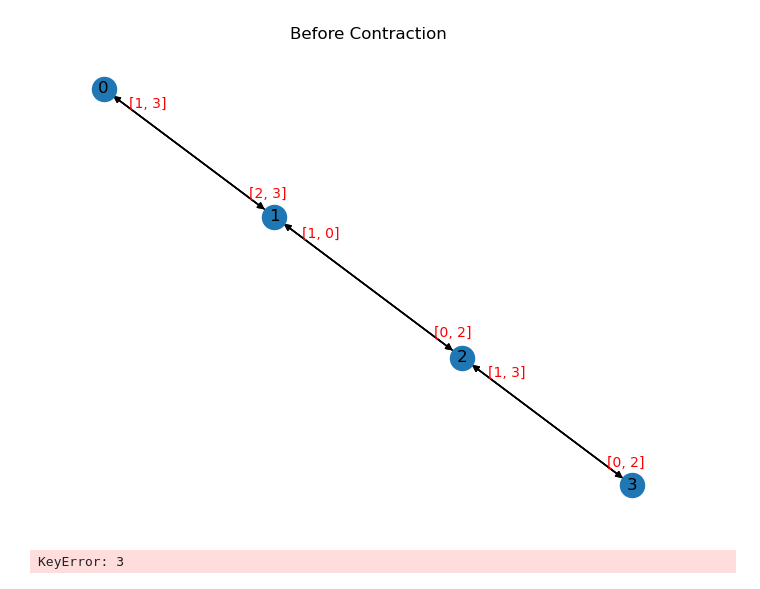
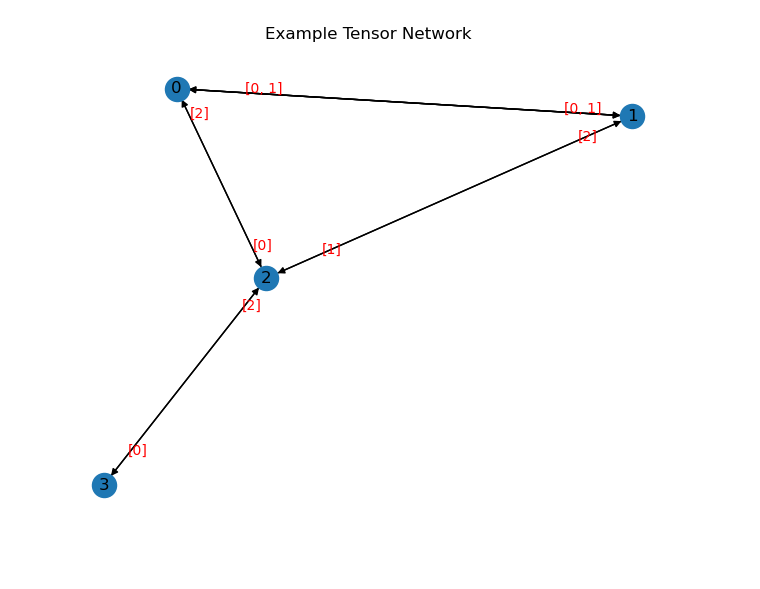
Before and after one commit to uyangulov/hw8, a Jupyter notebook: notebooks/testing.ipynb, the cells around one changed output. Saved outputs shown, nothing was run; the diff lists cells and outputs as text; code cells hidden in the pictures.

```diff
--- a/notebooks/testing.ipynb
+++ b/notebooks/testing.ipynb
@@ -5,42 +5,16 @@ import os
 sys.path.append(os.path.abspath(os.path.join(os.getcwd(), '..')))
 from src.tensor_contraction import TensorNetwork, Node
 import numpy as np
-# %%
-n = 5
-to_drop = [1,3]
-
-rev = np.arange(n)
-rev[to_drop] = -1
-
-rev# Sample tensors and edges
-tensor_A = np.random.rand(2, 2, 2, 2)
-edges_A = {1: [1, 3]}
-node_A = Node(edges_A, tensor_A)
-
-tensor_B = np.random.rand(2, 2, 2, 2)
-edges_B = {0: [2, 3], 2: [1, 0]}
-node_B = Node(edges_B, tensor_B)
-
-tensor_C = np.random.rand(2, 2, 2, 2)
-edges_C = {1: [0, 2], 3: [1, 3]}
-node_C = Node(edges_C, tensor_C)
-
-tensor_D = np.random.rand(2, 2, 2, 2)
-edges_D = {2: [0, 2]}
-node_D = Node(edges_D, tensor_D)
-
-# Build network
-nodes = {0: node_A, 1: node_B, 2: node_C, 3: node_D}
-network = TensorNetwork(nodes)
-
-# Visualize before contraction
-network.draw_network('Before Contraction')
-
-# Contract nodes 0 and 1
-network.contract_tensors(0, 3)
-
-# Visualize after contraction
-network.draw_network('After Contracting Nodes 0 and 1')
-# %% [output]
-[figure, removed]
-KeyError: 3
+# %%
+node0 = Node(out_dims=[1, 1, 2])  # Node 0 connected to Node 1 (twice) and Node 2
+node1 = Node(out_dims=[0, 0, 2])  # Node 1 connected to Node 0 (twice) and Node 2
+node2 = Node(out_dims=[0, 1, 3])  # Node 2 connected to Node 0, Node 1, and Node 3
+node3 = Node(out_dims=[2])        # Node 3 connected to Node 2
+
+# Create the tensor network
+tn = TensorNetwork(nodes=[node0, node1, node2, node3])
+
+# Visualize the network
+tn.draw_network(title="Example Tensor Network")
+# %% [output]
+[figure, added]
```
Also changed, not shown: parts of 5 cells of this notebook.
